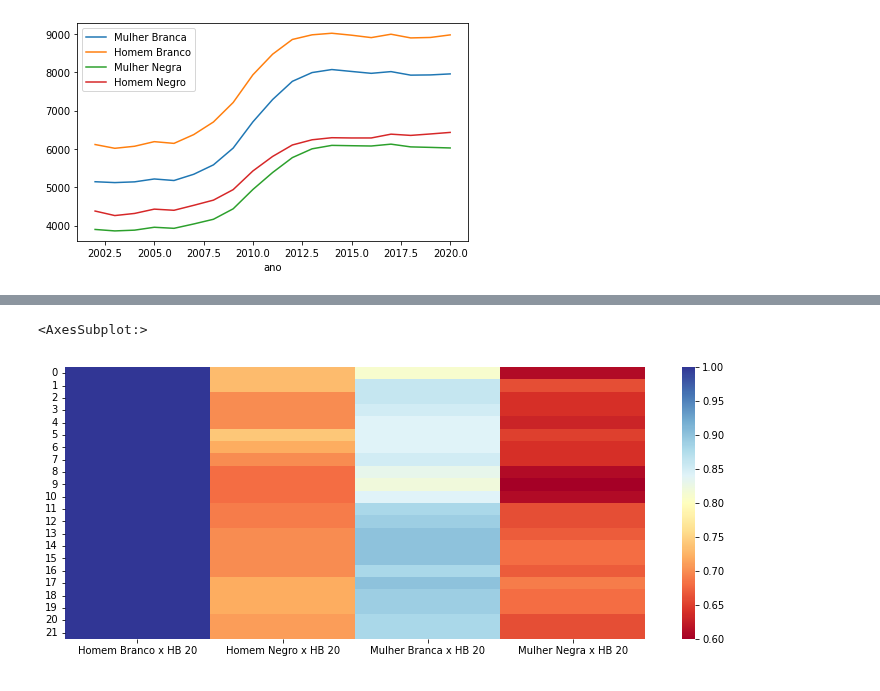
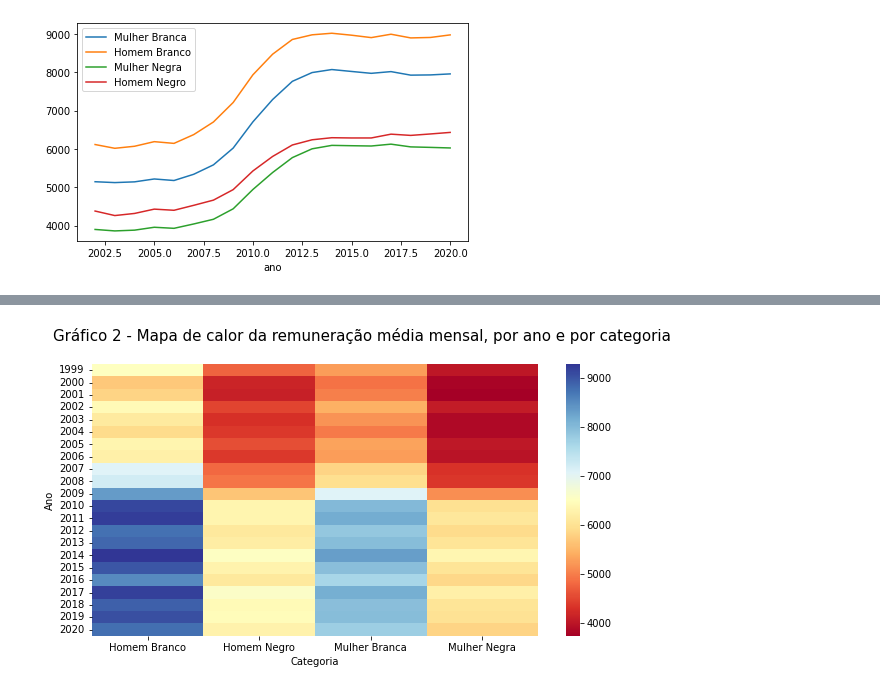
Before and after one commit to deborabastos/hacker_fiscalizacao, a Jupyter notebook: serviores.ipynb, the cells around one changed output, grey strips where cells are left out. Saved outputs shown, nothing was run; the diff lists cells and outputs as text; code cells hidden in the pictures.

```diff
--- a/serviores.ipynb
+++ b/serviores.ipynb
@@ -348,7 +371,14 @@ Text(0.5, 1.0, 'Compara HB do ano')
-# %%
-plt.figure(figsize=(13,5))
-sns.heatmap(data=df_hb_20[['Homem Branco x HB 20', 'Homem Negro x HB 20', 'Mulher Branca x HB 20', 'Mulher Negra x HB 20']],
-            cmap = "RdYlBu")
-# %% [output]
-<AxesSubplot:>
-[figure, removed]
+# %%
+# Mapa de calor mostra visualmente as diferenças nos valores salariais por categoria
+# Azul representa valores maior, amarelo, valores médios e vermelho, valores baixos.
+plt.figure(figsize=(10,5))
+plt.suptitle('Gráfico 2 - Mapa de calor da remuneração média mensal, por ano e por categoria', size=15)
+sns.heatmap(data=df_pivot[['Homem Branco', 'Homem Negro', 'Mulher Branca', 'Mulher Negra']],
+            cmap = "RdYlBu")
+plt.ylabel('Ano')
+plt.xlabel('Categoria')
+
+# Gráfico será usada no relatório
+plt.savefig('./output/grafico2.png')
+# %% [output]
+[figure, added]
```
Also changed, not shown: parts of 7 cells of this notebook, 10 other files.
